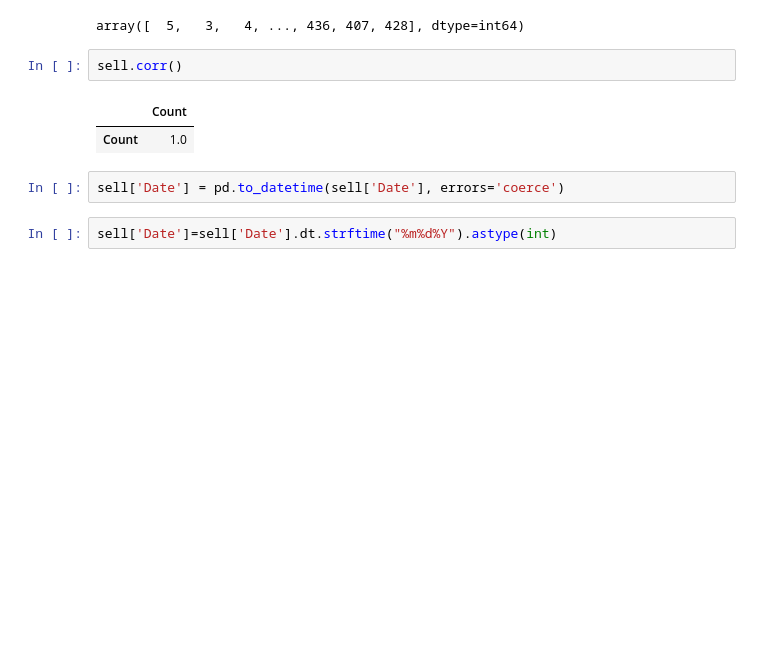
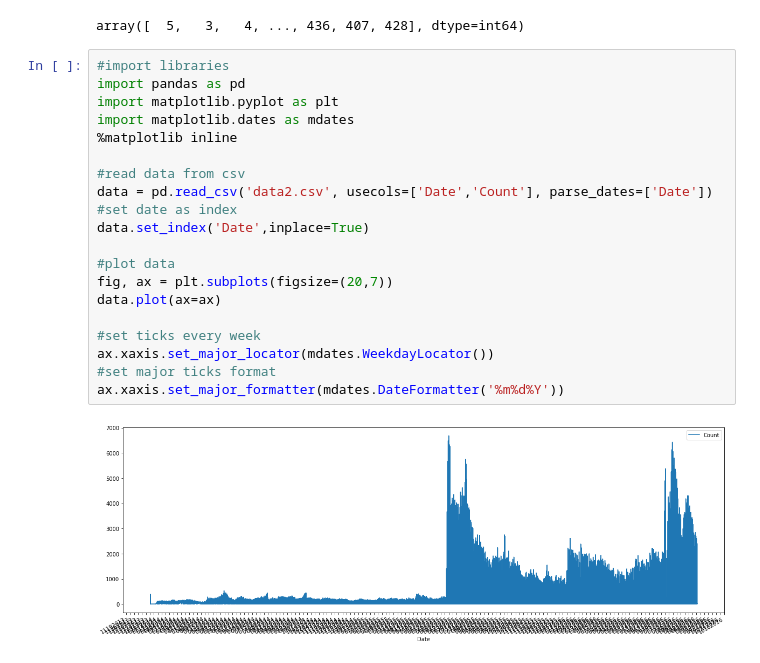
Before and after one commit to MohdIstiaqHossainJunaid/Mohd-Istiaq-Hossain-Junaid-1821577642_CSE445_Spring-21, a Jupyter notebook: Problem 2/TV sales.ipynb, the cells around one changed output. Saved outputs shown, nothing was run; the diff lists cells and outputs as text; blank space fills up the shorter version.

```diff
--- a/Problem 2/TV sales.ipynb
+++ b/Problem 2/TV sales.ipynb
@@ -85,12 +94,25 @@ array(['M45', 'M121', 'M122', 'M91', 'M66', 'M100', 'M5', 'M14', 'M62',
 sell["Count"].unique()
 # %% [output]
 array([  5,   3,   4, ..., 436, 407, 428], dtype=int64)
-# %%
-sell.corr()
-# %% [output]
-|  | Count |
-| Count | 1.0 |
-# %%
-sell['Date'] = pd.to_datetime(sell['Date'], errors='coerce')
-# %%
-sell['Date']=sell['Date'].dt.strftime("%m%d%Y").astype(int)
+# %%
+#import libraries
+import pandas as pd
+import matplotlib.pyplot as plt
+import matplotlib.dates as mdates
+%matplotlib inline
+
+#read data from csv
+data = pd.read_csv('data2.csv', usecols=['Date','Count'], parse_dates=['Date'])
+#set date as index
+data.set_index('Date',inplace=True)
+
+#plot data
+fig, ax = plt.subplots(figsize=(20,7))
+data.plot(ax=ax)
+
+#set ticks every week
+ax.xaxis.set_major_locator(mdates.WeekdayLocator())
+#set major ticks format
+ax.xaxis.set_major_formatter(mdates.DateFormatter('%m%d%Y'))
+# %% [output]
+[figure, added]
```
Also changed, not shown: parts of 31 cells of this notebook, 1 other file.
